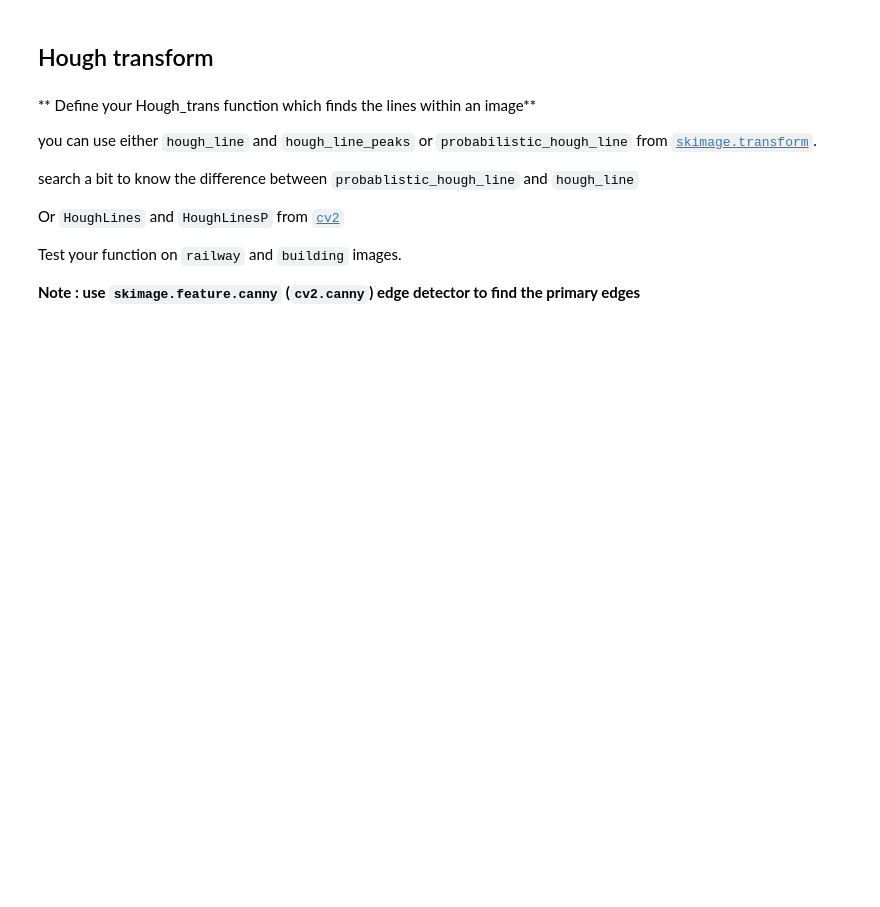
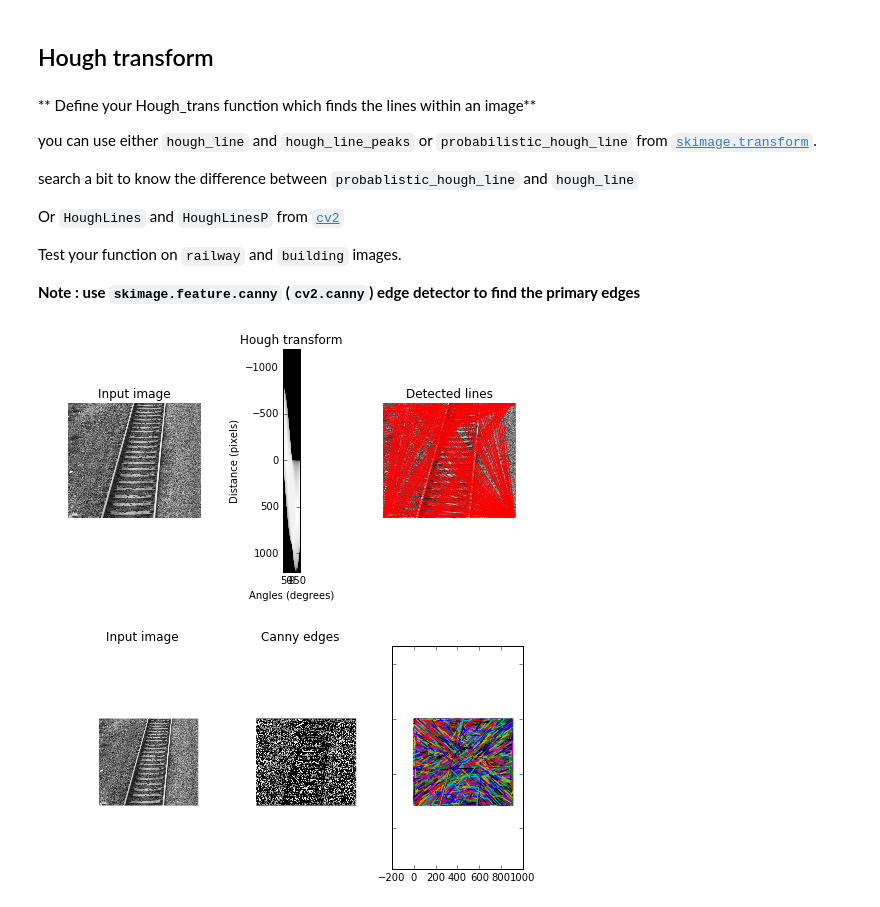
Before and after one commit to Avinash439/B31XB-IIP-TP-1617, a Jupyter notebook: 4-filter-spatial-domain/4-spatial-filter.ipynb, the cells around one changed output. Cells and saved outputs as stored; diff of their text form; code cells hidden in the pictures; blank space fills up the shorter version.

```diff
--- a/4-filter-spatial-domain/4-spatial-filter.ipynb
+++ b/4-filter-spatial-domain/4-spatial-filter.ipynb
@@ -287,3 +331,61 @@ Or `HoughLines` and `HoughLinesP` from [`cv2`](http://docs.opencv.org/3.0-beta/d
 Test your function on `railway` and `building` images.
 
 **Note : use `skimage.feature.canny` (`cv2.canny`) edge detector to find the primary edges**
+# %%
+from skimage.transform import probabilistic_hough_line
+from skimage.transform import hough_line_peaks
+from skimage.transform import hough_line
+from skimage.feature import canny
+h,theta,d = hough_line(rail_im)
+
+
+fig, (ax1, ax2, ax3) = plt.subplots(1, 3, figsize=(8,4))
+
+ax1.imshow(rail_im, cmap=plt.cm.gray)
+ax1.set_title('Input image')
+ax1.set_axis_off()
+
+ax2.imshow(np.log(1 + h),
+             extent=[np.rad2deg(theta[-1]), np.rad2deg(theta[0]),
+                     d[-1], d[0]],
+             cmap=plt.cm.gray, aspect=1/1.5)
+ax2.set_title('Hough transform')
+ax2.set_xlabel('Angles (degrees)')
+ax2.set_ylabel('Distance (pixels)')
+ax2.axis('image')
+
+
+ax3.imshow(rail_im, cmap=plt.cm.gray)
+rows, cols = rail_im.shape
+for _, angle, dist in zip(*hough_line_peaks(h, theta, d)):
+    y0 = (dist - 0 * np.cos(angle)) / np.sin(angle)
+    y1 = (dist - cols * np.cos(angle)) / np.sin(angle)
+    ax3.plot((0, cols), (y0, y1), '-r')
+ax3.axis((0, cols, rows, 0))
+ax3.set_title('Detected lines')
+ax3.set_axis_off()
+
+a = canny(rail_im)
+
+
+d = probabilistic_hough_line(a)
+fig, (ax1, ax2, ax3) = plt.subplots(1, 3, figsize=(8,4), sharex=True, sharey=True)
+
+ax1.imshow(rail_im, cmap=plt.cm.gray)
+ax1.set_title('Input image')
+ax1.set_axis_off()
+ax1.set_adjustable('box-forced')
+
+ax2.imshow(a, cmap=plt.cm.gray)
+ax2.set_title('Canny edges')
+ax2.set_axis_off()
+ax2.set_adjustable('box-forced')
+
+ax3.imshow(a * 0)
+
+for line in d:
+    p0, p1 = line
+    ax3.plot((p0[0], p1[0]), (p0[1], p1[1]))
+# %% [output]
+[figure, added]
+[figure, added]
```
Also changed, not shown: parts of 9 cells of this notebook.
